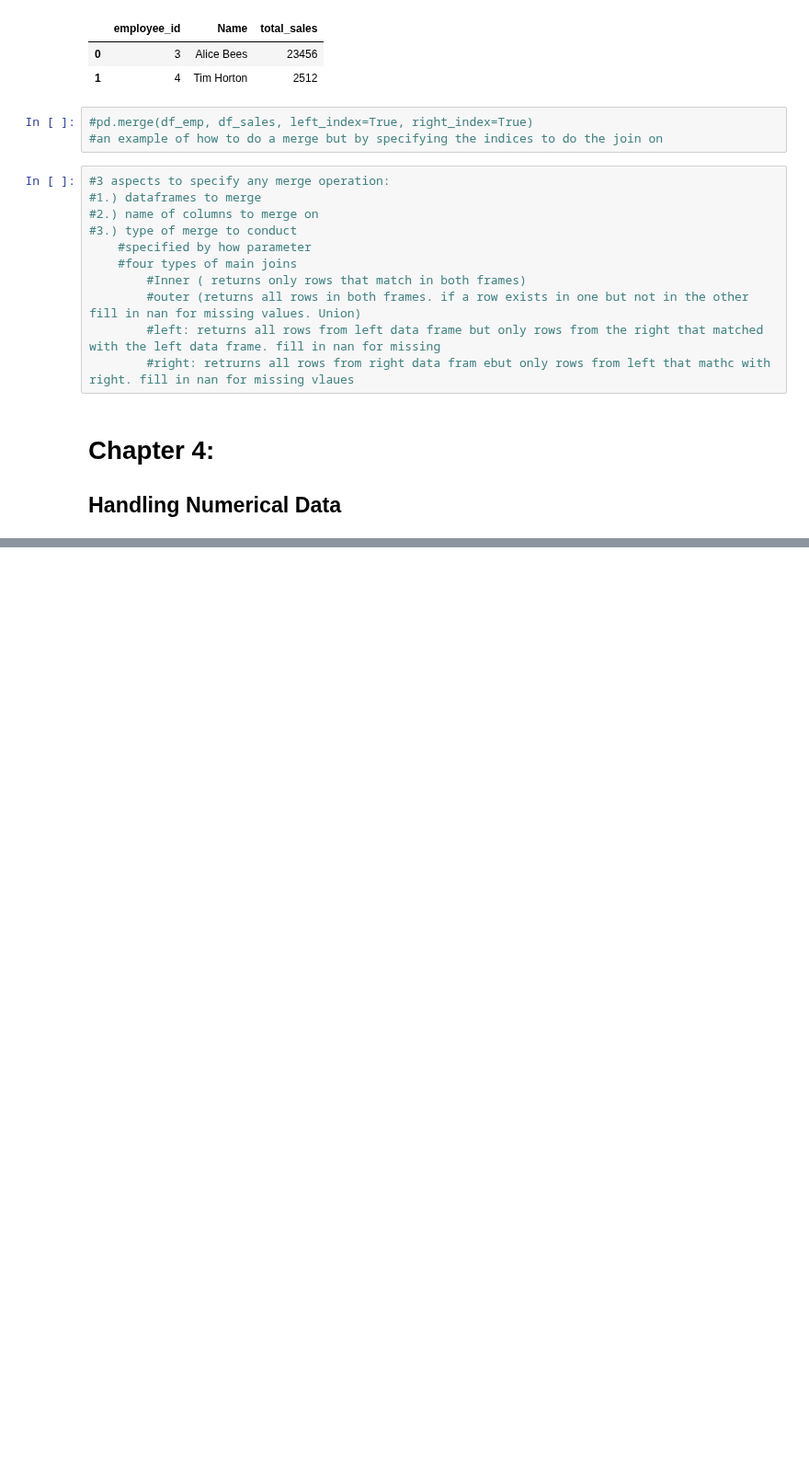
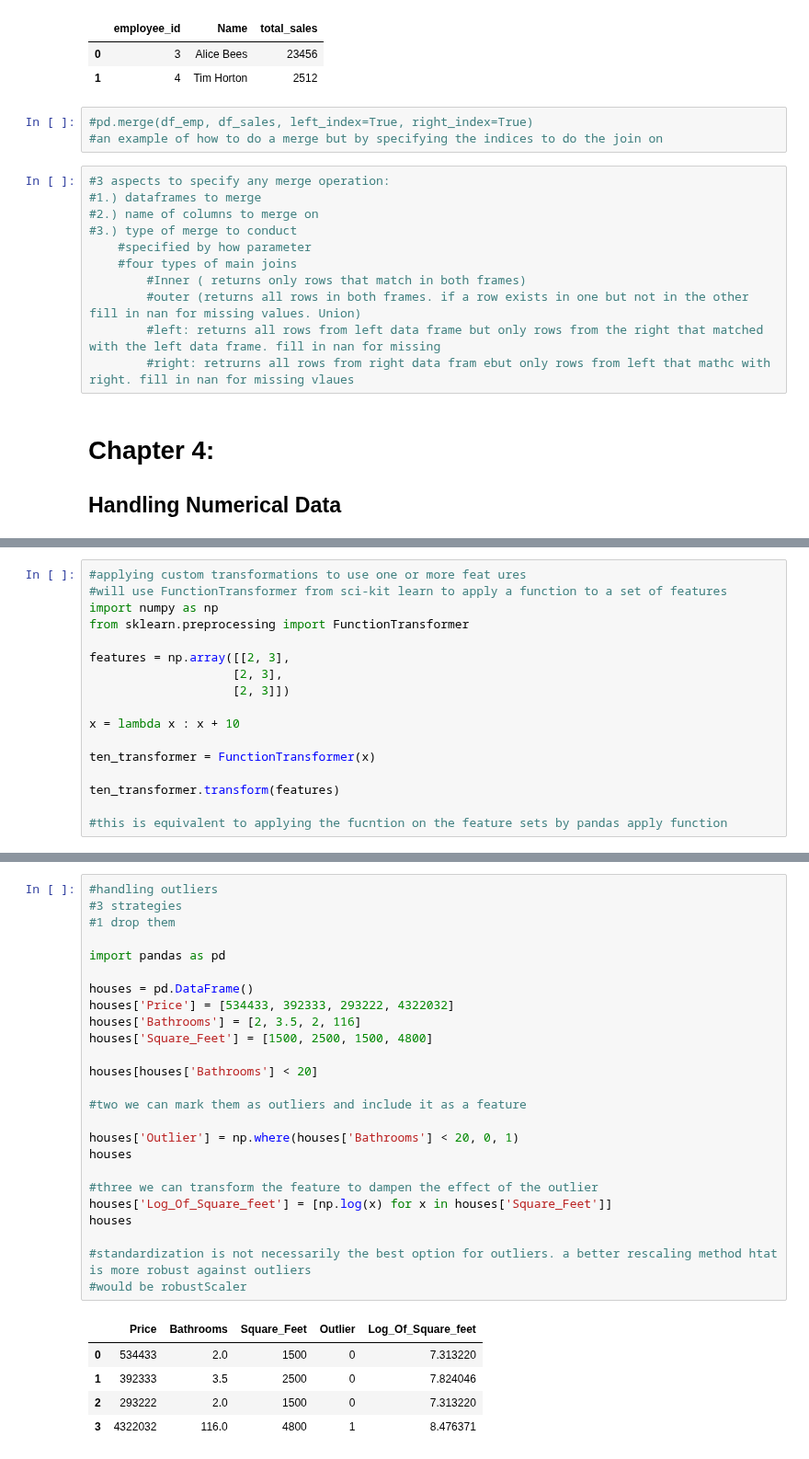
Before and after one commit to nkashyap14/ML-Notes-Exercises, a Jupyter notebook: Machine Learning with Python Cookbook.ipynb, the cells around one changed output, grey strips where cells are left out. Shown at 92% size. Drawn from its saved outputs; the diff is of its cells as text; blank space fills up the shorter version.

```diff
--- a/Machine Learning with Python Cookbook.ipynb
+++ b/Machine Learning with Python Cookbook.ipynb
@@ -839,0 +1008,17 @@ pd.merge(df_emp, df_sales, left_on='employee_id', right_on='employee_id')
+# %%
+#applying custom transformations to use one or more feat ures
+#will use FunctionTransformer from sci-kit learn to apply a function to a set of features
+import numpy as np
+from sklearn.preprocessing import FunctionTransformer
+
+features = np.array([[2, 3],
+                    [2, 3],
+                    [2, 3]])
+
+x = lambda x : x + 10
+
+ten_transformer = FunctionTransformer(x)
+
+ten_transformer.transform(features)
+
+#this is equivalent to applying the fucntion on the feature sets by pandas apply function
@@ -839,0 +1068,31 @@ pd.merge(df_emp, df_sales, left_on='employee_id', right_on='employee_id')
+# %%
+#handling outliers
+#3 strategies
+#1 drop them
+
+import pandas as pd
+
+houses = pd.DataFrame()
+houses['Price'] = [534433, 392333, 293222, 4322032]
+houses['Bathrooms'] = [2, 3.5, 2, 116]
+houses['Square_Feet'] = [1500, 2500, 1500, 4800]
+
+houses[houses['Bathrooms'] < 20]
+
+#two we can mark them as outliers and include it as a feature
+
+houses['Outlier'] = np.where(houses['Bathrooms'] < 20, 0, 1)
+houses
+
+#three we can transform the feature to dampen the effect of the outlier
+houses['Log_Of_Square_feet'] = [np.log(x) for x in houses['Square_Feet']]
+houses
+
+#standardization is not necessarily the best option for outliers. a better rescaling method htat is more robust against outliers
+#would be robustScaler
+# %% [output]
+|  | Price | Bathrooms | Square_Feet | Outlier | Log_Of_Square_feet |
+| 0 | 534433 | 2.0 | 1500 | 0 | 7.313220 |
+| 1 | 392333 | 3.5 | 2500 | 0 | 7.824046 |
+| 2 | 293222 | 2.0 | 1500 | 0 | 7.313220 |
+| 3 | 4322032 | 116.0 | 4800 | 1 | 8.476371 |
```
Also changed, not shown: parts of 35 cells of this notebook, 1 other file.
